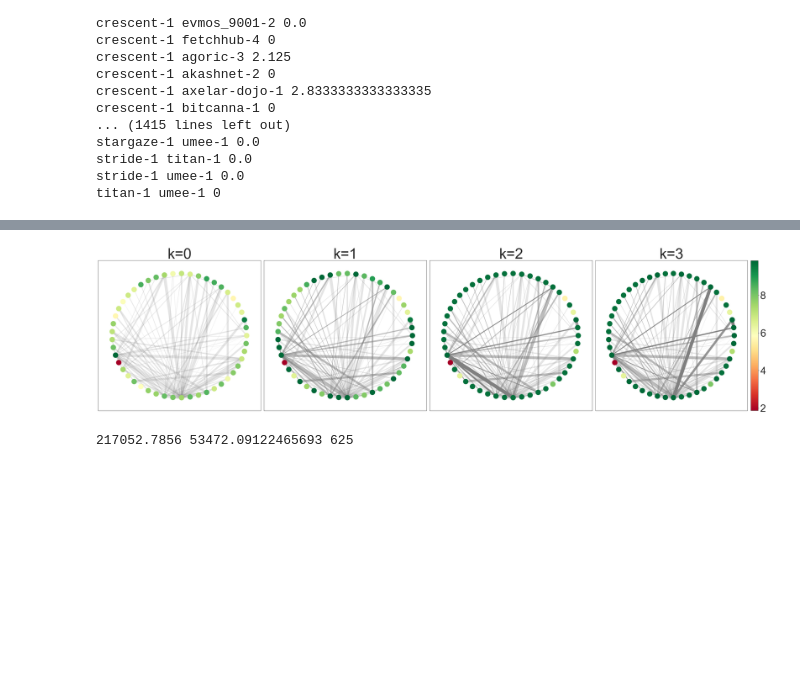
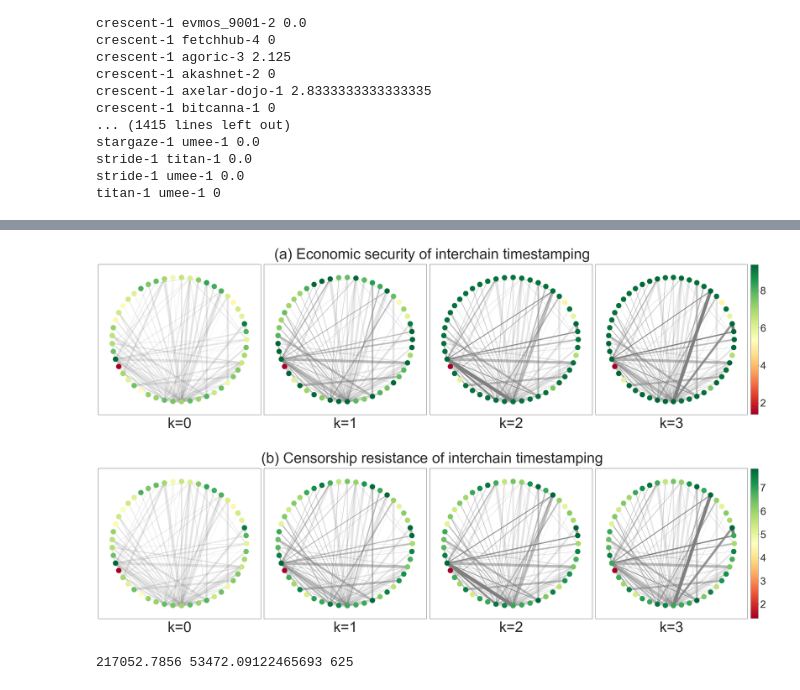
Before and after one commit to babylonchain/mapofzones-crawler, a Jupyter notebook: analysis.ipynb, the cells around one changed output, grey strips where cells are left out. Drawn from its saved outputs; the diff is of its cells as text; code cells hidden in the pictures; blank space fills up the shorter version.

```diff
--- a/analysis.ipynb
+++ b/analysis.ipynb
@@ -158,8 +167,8 @@ def fmt(x, pos):
     b = int(b)
     return r'${} \times 10^{{{}}}$'.format(a, b)
 
-def draw_map_of_zones_summary(G, cutoffs=[0,1,2,3]):
-    fig, axes = plt.subplots(nrows=1, ncols=4, figsize=(32, 8))
+def draw_map_of_zones_economic_security(G, cutoffs=[0,1,2,3]):
+    fig, axes = plt.subplots(nrows=1, ncols=4, figsize=(32, 9))
     pos = nx.circular_layout(G)
     cmap = plt.cm.get_cmap('RdYlGn')
     # cmap = plt.cm.jet
@@ -167,42 +176,88 @@ def draw_map_of_zones_summary(G, cutoffs=[0,1,2,3]):
     for cutoff in cutoffs:
         plt.subplot(141+cutoff)
 
-        heaviest_paths, heaviest_weights = find_heaviest_path_all(G, cutoff)
+        heaviest_paths, heaviest_weights, _ = find_heaviest_path_all(G, cutoff)
         # zone name of each vertex
         node_labels = {node: zones_map[node] for node in G.nodes}
-        # weight of each vertex, i.e., normalised market cap in the heaviest path
+        # weight of each vertex, i.e., normalised 1/3 market cap in the heaviest path
         node_weights = [math.log10(weight) for weight in heaviest_weights]
         # node_weights = heaviest_weights
         # weight of each edge, i.e., normalised frequency of the channel
         edge_weights = [math.log10(get_frequency(edge[0], edge[1]))*5 for edge in G.edges(data='weight')]
 
         # pos = nx.nx_agraph.pygraphviz_layout(G)
         # pos = nx.spring_layout(G, k=20, iterations=20)
         nx.draw_networkx_edges(G, pos, width=edge_weights, alpha=0.2, edge_color='grey')
         nc = nx.draw_networkx_nodes(G, pos, node_labels, node_color=node_weights, cmap=cmap)
 
         # labels = nx.draw_networkx_labels(G,pos,node_labels,font_size=16,font_color='r')
 
         # use transparency to indicate edges that provide security for zones
         if cutoff > 0:
             for path in heaviest_paths:
                 for x, y in zip(path, path[1:]):
                     edge_weight = math.log10(get_frequency(x, y))*5
                     nx.draw_networkx_edges(G, pos, edgelist=[[x,y]], alpha = 0.4, width=[edge_weight], edge_color='grey')
 
-        plt.title('k=%d' % (cutoff), fontsize=50)
+        plt.title('k=%d' % (cutoff), fontsize=50, y=-0.1)
+
+    # cbar = plt.colorbar(nc, format=ticker.FuncFormatter(fmt),fraction=0.046, pad=0.02)
+    cbar = fig.colorbar(nc,fraction=0.046, pad=0.02)
+    cbar.ax.tick_params(labelsize=35)
+    fig.suptitle("(a) Economic security of interchain timestamping", fontsize=50)
+
+    plt.tight_layout()
+    plt.savefig('../../Babylon/mesh-security-paper/figures/zones-summary-economic-security.pdf')
+    plt.show()
+
+def draw_map_of_zones_censorship_resistance(G, cutoffs=[0,1,2,3]):
+    fig, axes = plt.subplots(nrows=1, ncols=4, figsize=(32, 9))
+    pos = nx.circular_layout(G)
+    cmap = plt.cm.get_cmap('RdYlGn')
+    # cmap = plt.cm.jet
+
+    for cutoff in cutoffs:
+        plt.subplot(141+cutoff)
+
+        heaviest_paths, _, heaviest_weights = find_heaviest_path_all(G, cutoff)
+        # zone name of each vertex
+        node_labels = {node: zones_map[node] for node in G.nodes}
+        # weight of each vertex, i.e., normalised 1/3 market cap in the heaviest path
+        node_weights = [math.log10(weight) for weight in heaviest_weights]
+        # node_weights = heaviest_weights
+        # weight of each edge, i.e., normalised frequency of the channel
+        edge_weights = [math.log10(get_frequency(edge[0], edge[1]))*5 for edge in G.edges(data='weight')]
+
+        # pos = nx.nx_agraph.pygraphviz_layout(G)
+        # pos = nx.spring_layout(G, k=20, iterations=20)
+        nx.draw_networkx_edges(G, pos, width=edge_weights, alpha=0.2, edge_color='grey')
+        nc = nx.draw_networkx_nodes(G, pos, node_labels, node_color=node_weights, cmap=cmap)
+
+        # labels = nx.draw_networkx_labels(G,pos,node_labels,font_size=16,font_color='r')
+
+        # use transparency to indicate edges that provide security for zones
+        if cutoff > 0:
+            for path in heaviest_paths:
+                for x, y in zip(path, path[1:]):
+                    edge_weight = math.log10(get_frequency(x, y))*5
+                    nx.draw_networkx_edges(G, pos, edgelist=[[x,y]], alpha = 0.4, width=[edge_weight], edge_color='grey')
+
+        plt.title('k=%d' % (cutoff), fontsize=50, y=-0.1)
 
     # cbar = plt.colorbar(nc, format=ticker.FuncFormatter(fmt),fraction=0.046, pad=0.02)
     cbar = fig.colorbar(nc,fraction=0.046, pad=0.02)
     cbar.ax.tick_params(labelsize=35)
 
+    fig.suptitle("(b) Censorship resistance of interchain timestamping", fontsize=50)
     plt.tight_layout()
-    plt.savefig('../../Babylon/mesh-security-paper/figures/zones-summary.pdf')
+    plt.savefig('../../Babylon/mesh-security-paper/figures/zones-summary-censorship-resistance.pdf')
     plt.show()
 
-draw_map_of_zones_summary(G)
+draw_map_of_zones_economic_security(G)
+draw_map_of_zones_censorship_resistance(G)
 # %% [output]
-[figure, old version]
+[figure, new version]
+[figure, added]
 # %%
 gas_usage = []
 pattern = re.compile(" gas_used=\d* ")
```
Also changed, not shown: parts of 3 cells of this notebook.
